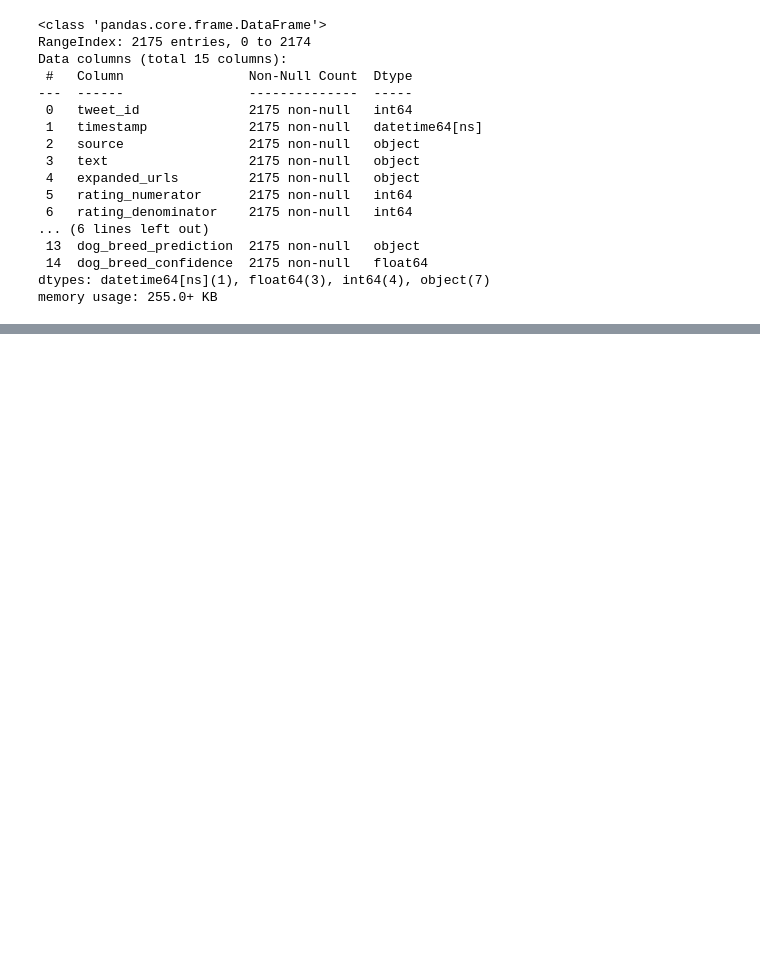
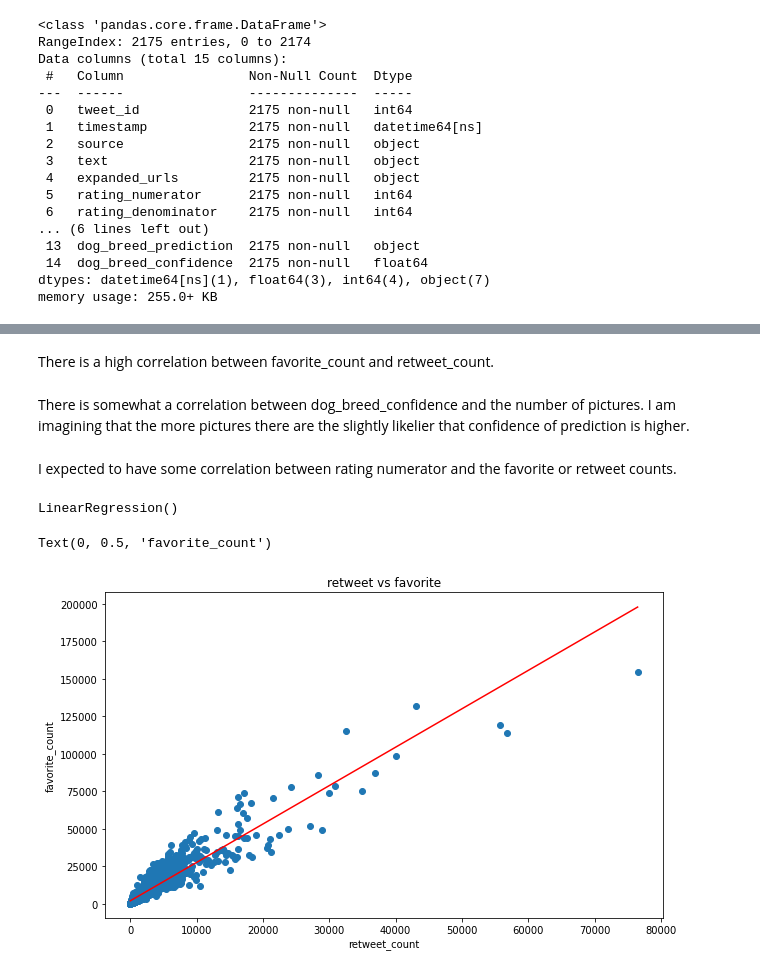
Before and after one commit to alf808/doggie-tweets, a Jupyter notebook: wrangle_act.ipynb, the cells around one changed output, grey strips where cells are left out. Saved outputs shown, nothing was run; the diff lists cells and outputs as text; code cells hidden in the pictures; blank space fills up the shorter version.

Commit message:
started visualizations

```diff
--- a/wrangle_act.ipynb
+++ b/wrangle_act.ipynb
@@ -807,5 +807,5 @@ final_df.to_csv('twitter_archive_master.csv', index=False)
 # %% [markdown]
 **Test**
 # %%
-check_final = pd.read_csv('twitter_archive_master.csv', parse_dates=['timestamp'])
+final_df = pd.read_csv('twitter_archive_master.csv', parse_dates=['timestamp'])
 # %%
@@ -830,0 +873,27 @@ memory usage: 255.0+ KB
+# %% [markdown]
+There is a high correlation between favorite_count and retweet_count.
+# %% [markdown]
+There is somewhat a correlation between dog_breed_confidence and the number of pictures. I am imagining that the more pictures there are the slightly likelier that confidence of prediction is higher.
+# %% [markdown]
+I expected to have some correlation between rating numerator and the favorite or retweet counts.
+# %%
+from sklearn.linear_model import LinearRegression
+model = LinearRegression()
+X = final_df['retweet_count'].to_numpy()
+y = final_df['favorite_count'].to_numpy()
+model.fit(X.reshape(-1,1), y)
+# %% [output]
+LinearRegression()
+# %%
+X_line = np.linspace(min(X),max(X),2) # why 100 points
+y_line = model.coef_ * X_line + model.intercept_
+# %%
+plt.figure(figsize=(10,6))
+plt.scatter(X,y)
+plt.plot(X_line, y_line, color='r')
+plt.title('retweet vs favorite')
+plt.xlabel('retweet_count')
+plt.ylabel('favorite_count')
+# %% [output]
+Text(0, 0.5, 'favorite_count')
+[figure, added]
```
Also changed, not shown: parts of 20 cells of this notebook.
